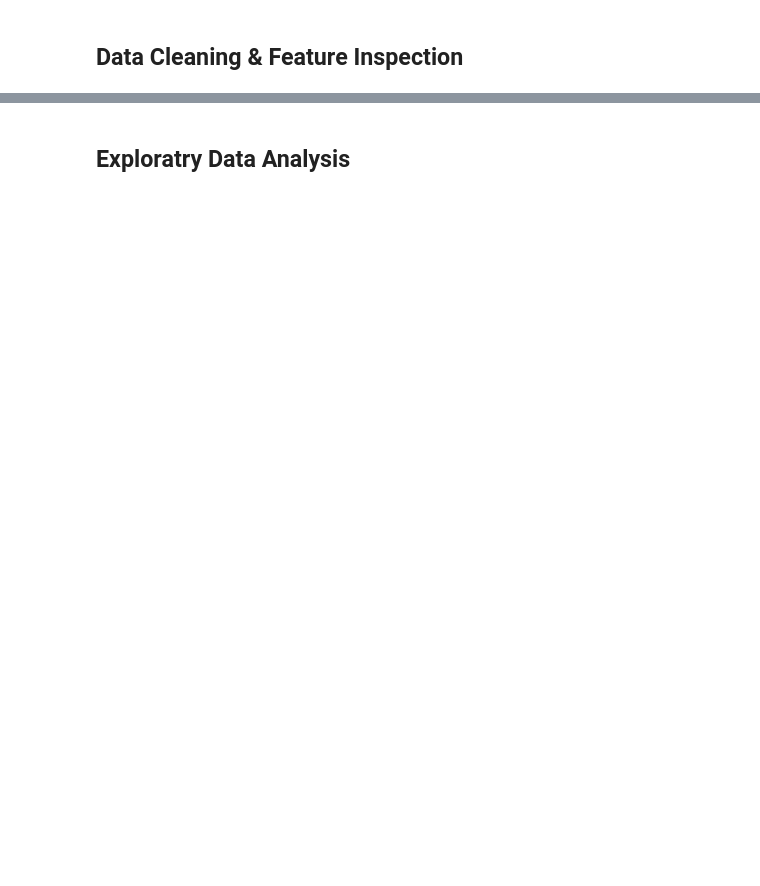
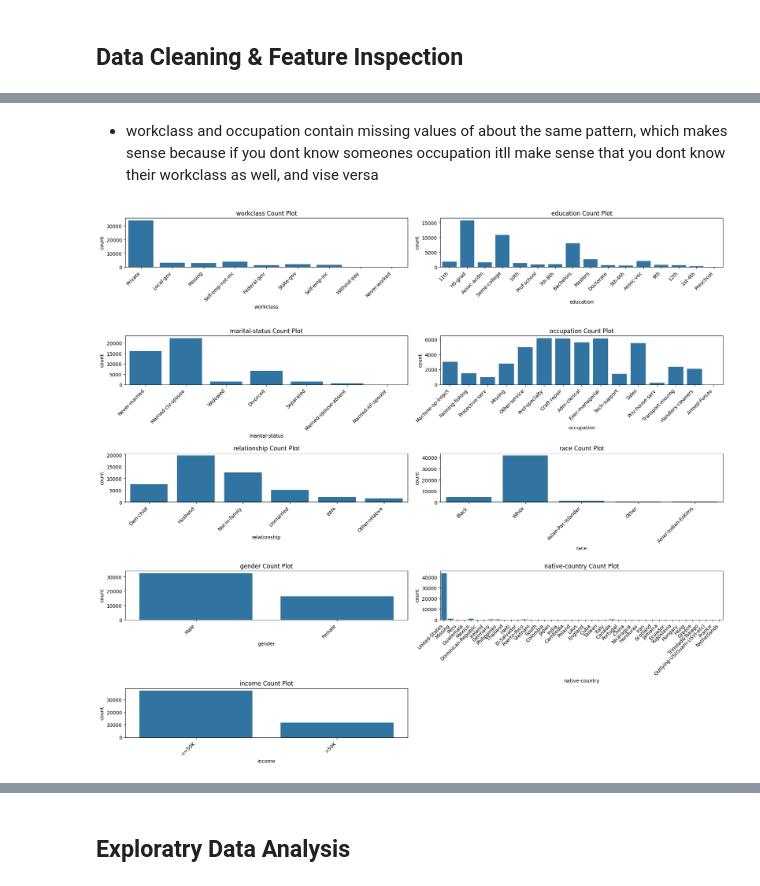
Before and after one commit to swirita/Adult-Income-Prediction, a Jupyter notebook: Adult_Income_Prediction.ipynb, the cells around one changed output, grey strips where cells are left out. Cells and saved outputs as stored; diff of their text form; code cells hidden in the pictures; blank space fills up the shorter version.

```diff
--- a/Adult_Income_Prediction.ipynb
+++ b/Adult_Income_Prediction.ipynb
@@ -57,0 +199,4 @@ Path to dataset files: /kaggle/input/adult-income-dataset
+# %%
+# check describe for numbers (loop)
+for col in num_cols:
+    print(f'Describe for {col}\n {df[col].describe()}')
@@ -57,0 +248,29 @@ Path to dataset files: /kaggle/input/adult-income-dataset
+# %% [markdown]
+- workclass and occupation contain missing values of about the same pattern, which makes sense because if you dont know someones occupation itll make sense that you dont know their workclass as well, and vise versa
+# %%
+fig, axes = plt.subplots(5, 2, figsize=(18, 16))
+axes = axes.flatten()
+
+for i, col in enumerate(cat_cols):
+
+    # Temporary copy for visualization only
+    temp = df[col].fillna("Missing")
+
+    sns.countplot(x=temp, ax=axes[i])
+
+    axes[i].set_title(f"{col} Count Plot")
+    axes[i].set_xlabel(col)
+
+    # Rotate ticks and align right
+    axes[i].tick_params(axis='x', rotation=45)
+
+    for label in axes[i].get_xticklabels():
+        label.set_horizontalalignment('right')
+
+# Remove the extra empty subplot
+fig.delaxes(axes[-1])
+
+plt.tight_layout()
+plt.show()
+# %% [output]
+[figure, added]
```
Also changed, not shown: parts of 26 cells of this notebook.
